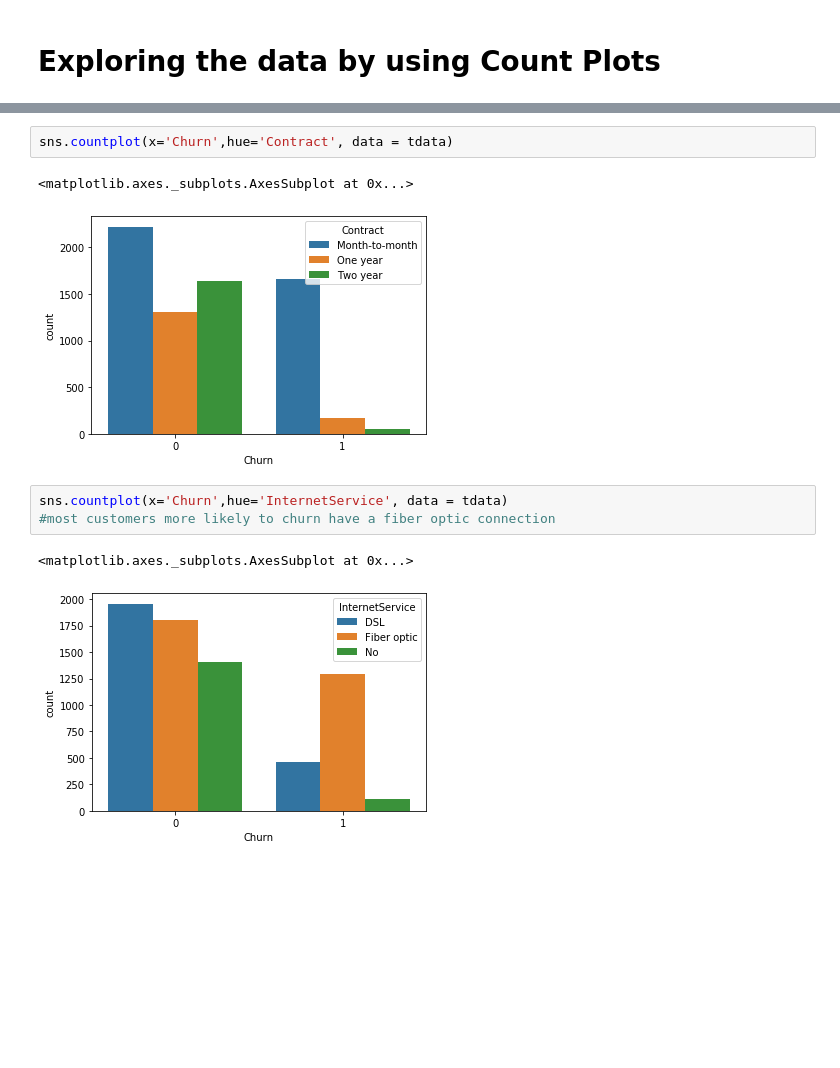
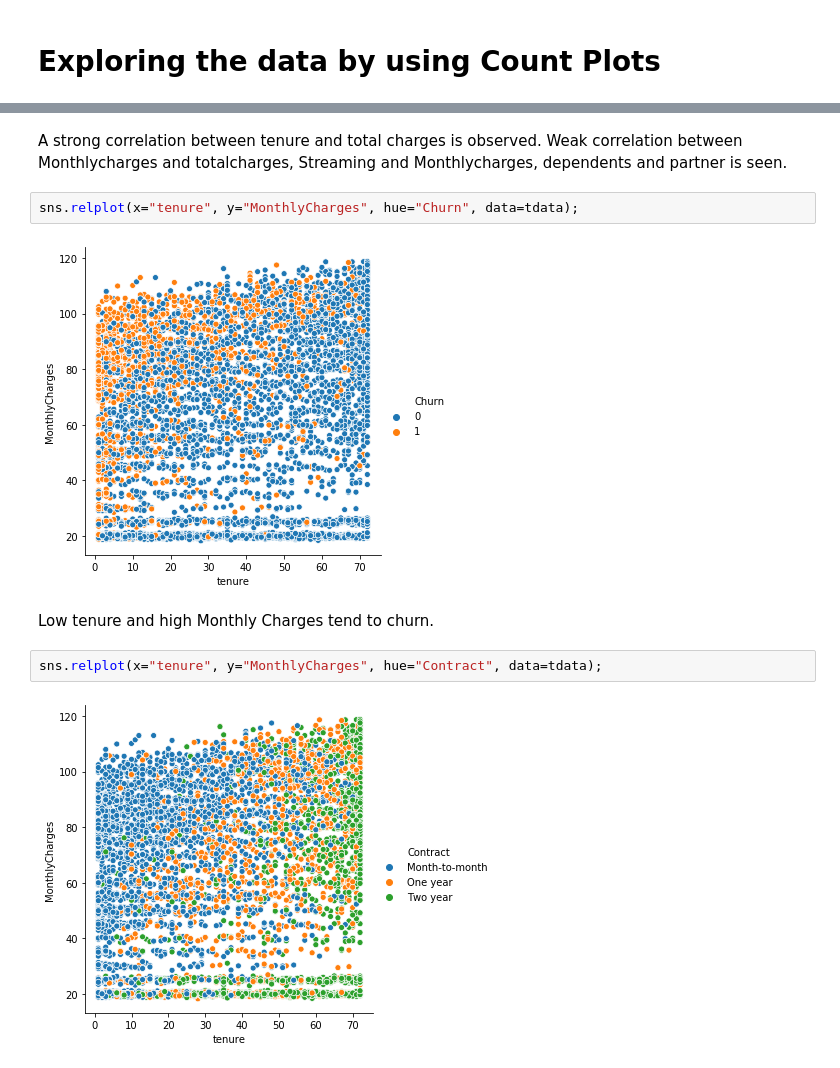
Before and after one commit to aadideshpande/Exploratory-Data-Analysis-of-Telco-Churn-dataset, a Jupyter notebook: eda-1.ipynb, the cells around one changed output, grey strips where cells are left out. Drawn from its saved outputs; the diff is of its cells as text; blank space fills up the shorter version.

```diff
--- a/eda-1.ipynb
+++ b/eda-1.ipynb
@@ -141,11 +277,13 @@ print('% of churners are ' , round(y/7032 * 100,2))
+# %% [markdown]
+A strong correlation between tenure and total charges is observed.
+Weak correlation between Monthlycharges and totalcharges, Streaming and Monthlycharges, dependents and partner is seen.
+# %%
+sns.relplot(x="tenure", y="MonthlyCharges", hue="Churn", data=tdata);
+# %% [output]
+[figure, added]
+# %% [markdown]
+Low tenure and high Monthly Charges tend to churn.
 # %%
-sns.countplot(x='Churn',hue='Contract', data = tdata)
+sns.relplot(x="tenure", y="MonthlyCharges", hue="Contract", data=tdata);
 # %% [output]
-<matplotlib.axes._subplots.AxesSubplot at 0x...>
-[figure, old version]
+[figure, new version]
-# %%
-sns.countplot(x='Churn',hue='InternetService', data = tdata)
-#most customers more likely to churn have a fiber optic connection
-# %% [output]
-<matplotlib.axes._subplots.AxesSubplot at 0x...>
-[figure, removed]
```
Also changed, not shown: parts of 36 cells of this notebook.
